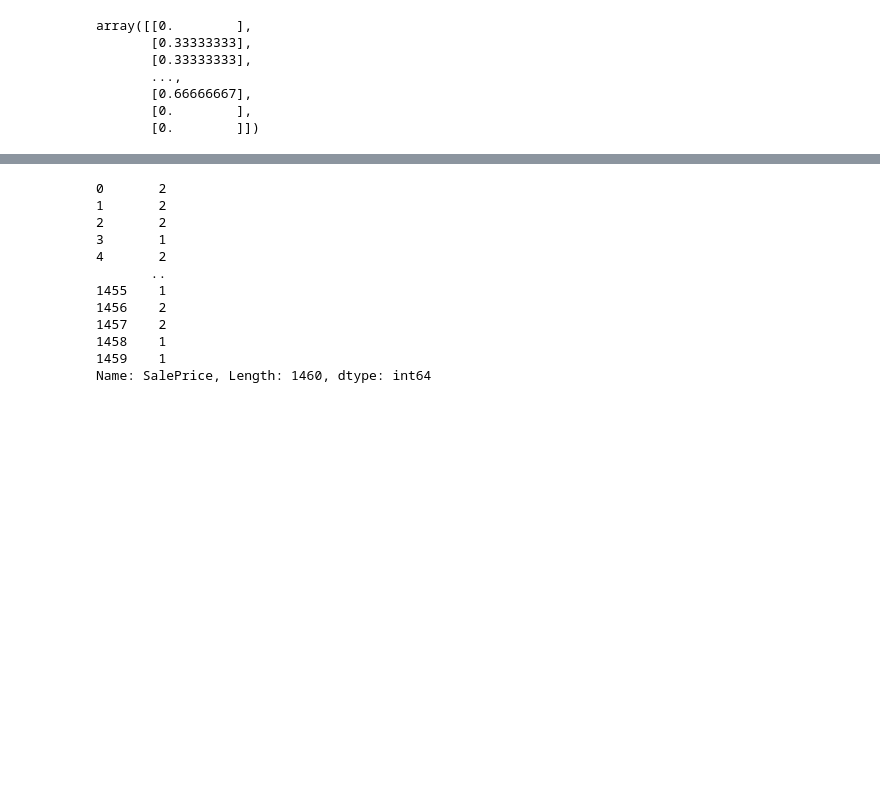
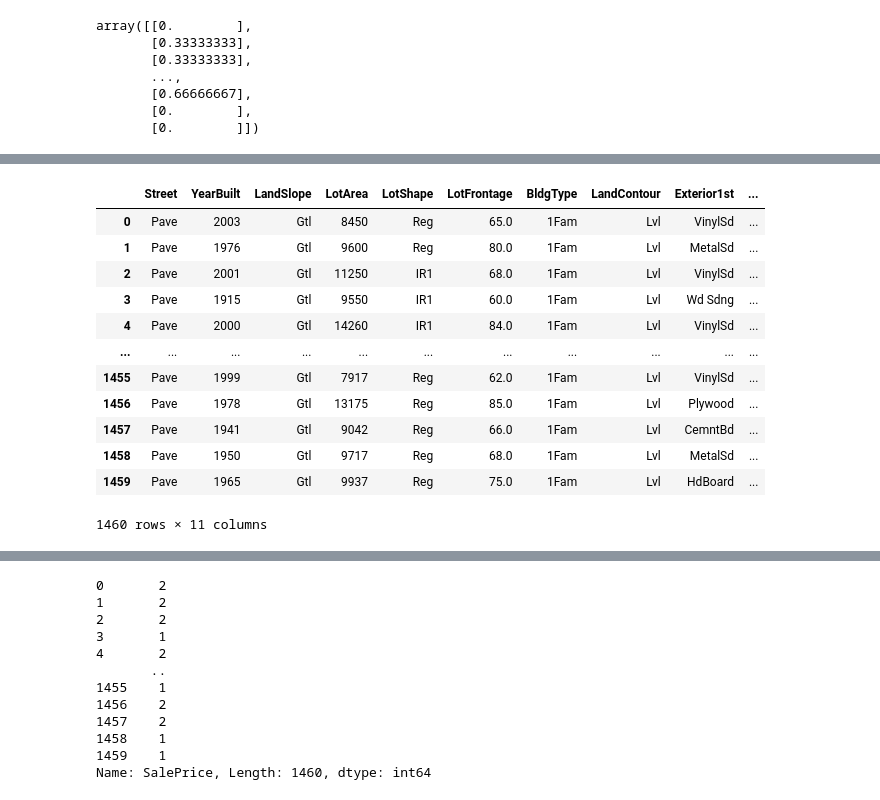
Before and after one commit to FurkanErcelebi/DataMining-Project, a Jupyter notebook: Project.ipynb, the cells around one changed output, grey strips where cells are left out. Saved outputs shown, nothing was run; the diff lists cells and outputs as text; code cells hidden in the pictures; blank space fills up the shorter version.

```diff
--- a/Project.ipynb
+++ b/Project.ipynb
@@ -143,3 +151,18 @@ internal_features_dataset = df_train[internal_featues]
+# %%
+external_featues = ['Street',
+                    'YearBuilt',
+                    'LandSlope',
+                    'LotArea',
+                    'LotShape',
+                    'LotFrontage',
+                    'BldgType',
+                    'LandContour',
+                    'Exterior1st',
+                    'Foundation',
+                    'SalePrice']
+
+
+external_features_dataset = df_train[external_featues]
 # %%
 internal_features_dataset
 # %% [output]
@@ -159,3 +182,19 @@ internal_features_dataset
+# %%
+external_features_dataset
+# %% [output]
+|  | Street | YearBuilt | LandSlope | LotArea | LotShape | LotFrontage | BldgType | LandContour | Exterior1st | ... |
+| 0 | Pave | 2003 | Gtl | 8450 | Reg | 65.0 | 1Fam | Lvl | VinylSd | ... |
+| 1 | Pave | 1976 | Gtl | 9600 | Reg | 80.0 | 1Fam | Lvl | MetalSd | ... |
+| 2 | Pave | 2001 | Gtl | 11250 | IR1 | 68.0 | 1Fam | Lvl | VinylSd | ... |
+| 3 | Pave | 1915 | Gtl | 9550 | IR1 | 60.0 | 1Fam | Lvl | Wd Sdng | ... |
+| 4 | Pave | 2000 | Gtl | 14260 | IR1 | 84.0 | 1Fam | Lvl | VinylSd | ... |
+| ... | ... | ... | ... | ... | ... | ... | ... | ... | ... | ... |
+| 1455 | Pave | 1999 | Gtl | 7917 | Reg | 62.0 | 1Fam | Lvl | VinylSd | ... |
+| 1456 | Pave | 1978 | Gtl | 13175 | Reg | 85.0 | 1Fam | Lvl | Plywood | ... |
+| 1457 | Pave | 1941 | Gtl | 9042 | Reg | 66.0 | 1Fam | Lvl | CemntBd | ... |
+| 1458 | Pave | 1950 | Gtl | 9717 | Reg | 68.0 | 1Fam | Lvl | MetalSd | ... |
+| 1459 | Pave | 1965 | Gtl | 9937 | Reg | 75.0 | 1Fam | Lvl | HdBoard | ... |
+1460 rows × 11 columns
 # %%
 corr = internal_features_dataset.corr()
 corr.sort_values(["SalePrice"], ascending = False, inplace = True)
```
Also changed, not shown: parts of 24 cells of this notebook.
